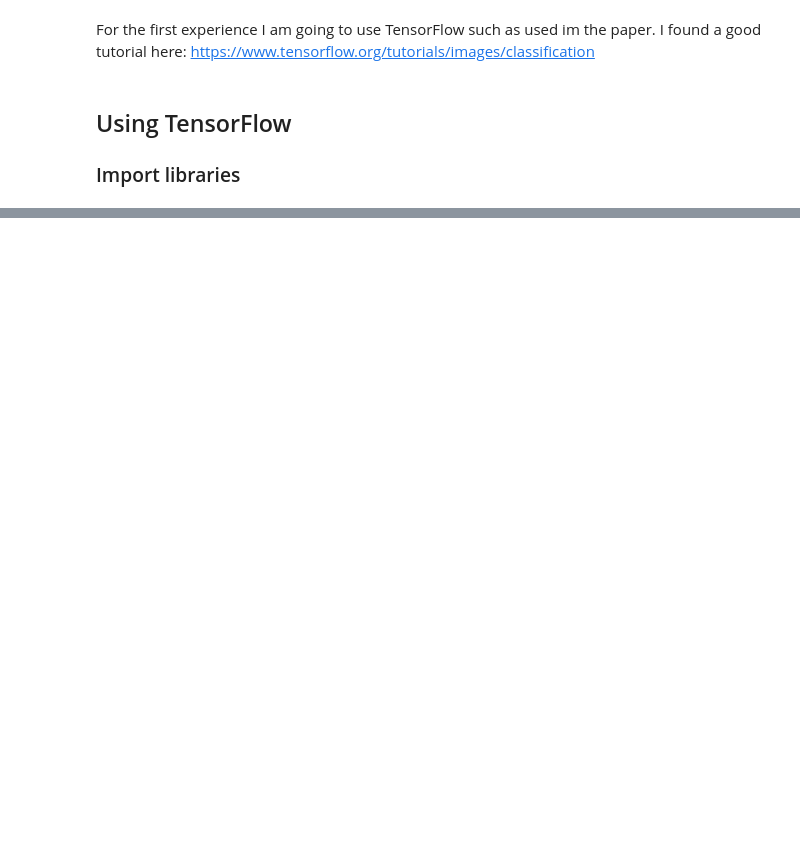
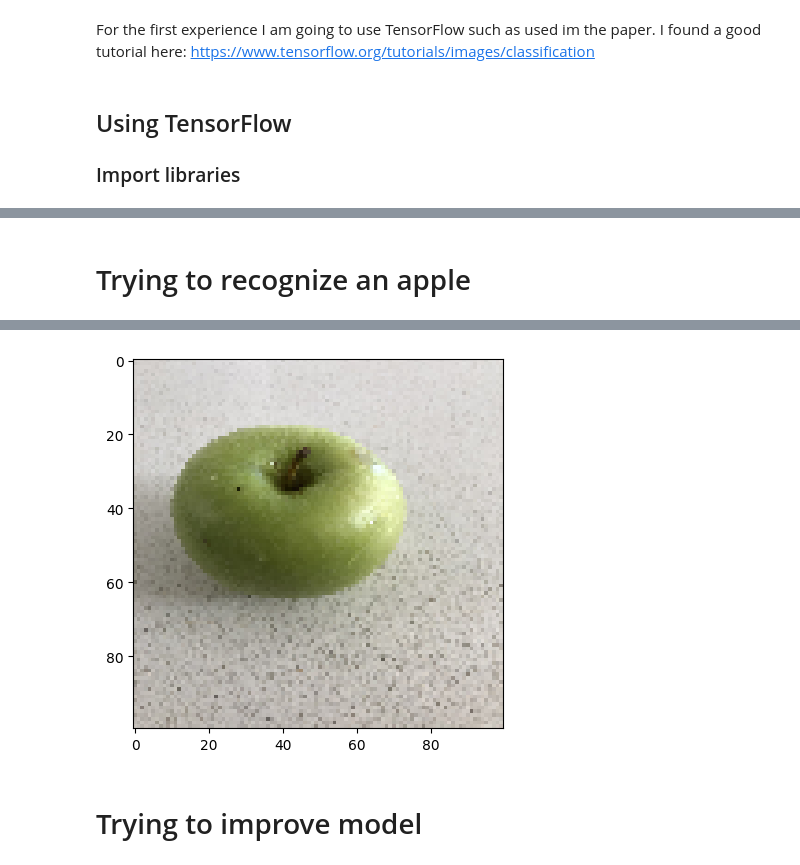
Before and after one commit to elbarbi/AppleCNN, a Jupyter notebook: apple_lab.ipynb, the cells around one changed output, grey strips where cells are left out. Drawn from its saved outputs; the diff is of its cells as text; code cells hidden in the pictures; blank space fills up the shorter version.

```diff
--- a/apple_lab.ipynb
+++ b/apple_lab.ipynb
@@ -55,0 +93,19 @@ C:\Users\barbil1\.keras\datasets\archive
+# %%
+num_classes = len(class_names)
+
+model = Sequential([
+  layers.Rescaling(1./255, input_shape=(img_height, img_width, 3)),
+  layers.Conv2D(16, 3, padding='same', activation='relu'),
+  layers.MaxPooling2D(),
+  layers.Conv2D(32, 3, padding='same', activation='relu'),
+  layers.MaxPooling2D(),
+  layers.Conv2D(64, 3, padding='same', activation='relu'),
+  layers.MaxPooling2D(),
+  layers.Flatten(),
+  layers.Dense(128, activation='relu'),
+  layers.Dense(num_classes)
+])
+model.compile(optimizer='adam',
+              loss=tf.keras.losses.SparseCategoricalCrossentropy(from_logits=True),
+              metrics=['accuracy'])
+model.summary()
@@ -55,0 +186,22 @@ C:\Users\barbil1\.keras\datasets\archive
+# %% [markdown]
+# Trying to recognize an apple
+# %%
+apple_url = "https://upload.wikimedia.org/wikipedia/commons/thumb/0/0e/One_Green_Apple.jpg/1024px-One_Green_Apple.jpg"
+apple_path = tf.keras.utils.get_file('green-apple-3', origin=apple_url)
+
+img = tf.keras.utils.load_img(
+    apple_path, target_size=(img_height, img_width)
+)
+img_array = tf.keras.utils.img_to_array(img)
+img_array = tf.expand_dims(img_array, 0) # Create a batch
+
+predictions = model.predict(img_array)
+score = tf.nn.softmax(predictions[0])
+
+plt.imshow(img_array[0].numpy().astype("uint8"))
+
+print(
+    "This image most likely belongs to {} with a {:.2f} percent confidence."
+    .format(class_names[np.argmax(score)], 100 * np.max(score))
+)
+# %% [output]
@@ -55,0 +210,3 @@ C:\Users\barbil1\.keras\datasets\archive
+[figure, added]
+# %% [markdown]
+# Trying to improve model
```
Also changed, not shown: parts of 20 cells of this notebook.
